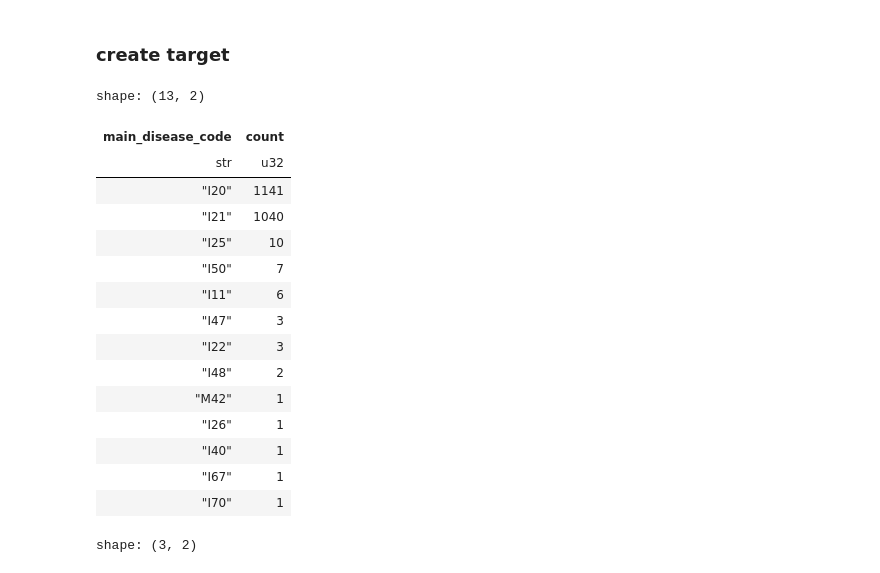
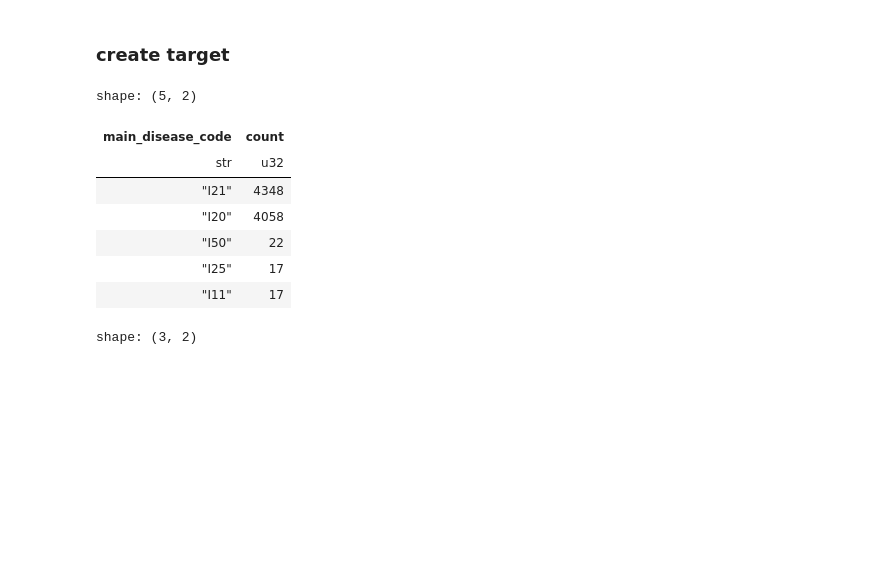
Before and after one commit to KonstantinBurkin/parse-records, a Jupyter notebook: notebooks/7.1_transform_epic_data.ipynb, the cells around one changed output. Saved outputs shown, nothing was run; the diff lists cells and outputs as text; code cells hidden in the pictures; blank space fills up the shorter version.

```diff
--- a/notebooks/7.1_transform_epic_data.ipynb
+++ b/notebooks/7.1_transform_epic_data.ipynb
@@ -66,3 +50,30 @@ epic_records = (
     .drop(["birthday", "record"])
     # .head(2)
 )
+# %%
+epic_records = epic_records.with_columns(
+    c("gender")
+    .replace(
+        {
+            "Мужской": 1,
+            "Женский": 0,
+        }
+    )
+    .cast(pl.Int64),
+    c("gospitalisation_delivery")
+    .replace(
+        {
+            "Плановая госпитализация": 1,
+            "Доставлен бригадой скорой помощи": 0,
+        }
+    )
+    .cast(pl.Int64),
+    c("gospitalisation_type")
+    .replace(
+        {
+            "Повторный": 1,
+            "Первичный": 0,
+        }
+    )
+    .cast(pl.Int64),
+)
@@ -83,36 +100,30 @@ epic_records.shape
 # %%
 # all desease codes
 (
-    epic_records.filter(
-        epic_records.select("patient_id").is_duplicated(),
-    )
+    epic_records
+    # .filter(
+    #     epic_records.select("patient_id").is_duplicated(),
+    # )
     .select(["main_disease_desc", "main_disease_code"])
     .with_columns(c("main_disease_code").str.slice(offset=2, length=3))[
         "main_disease_code"
     ]
     .value_counts()
     .sort(
         "count",
         descending=True,
     )
+    .head()
 )
 # %% [output]
-shape: (13, 2)
+shape: (5, 2)
 | main_disease_code | count |
 | str | u32 |
-| "I20" | 1141 |
-| "I21" | 1040 |
-| "I25" | 10 |
-| "I50" | 7 |
-| "I11" | 6 |
-| "I47" | 3 |
-| "I22" | 3 |
-| "I48" | 2 |
-| "M42" | 1 |
-| "I26" | 1 |
-| "I40" | 1 |
-| "I67" | 1 |
-| "I70" | 1 |
+| "I21" | 4348 |
+| "I20" | 4058 |
+| "I50" | 22 |
+| "I25" | 17 |
+| "I11" | 17 |
 # %%
 labeled_data = (
     epic_records
```
Also changed, not shown: parts of 62 cells of this notebook.
